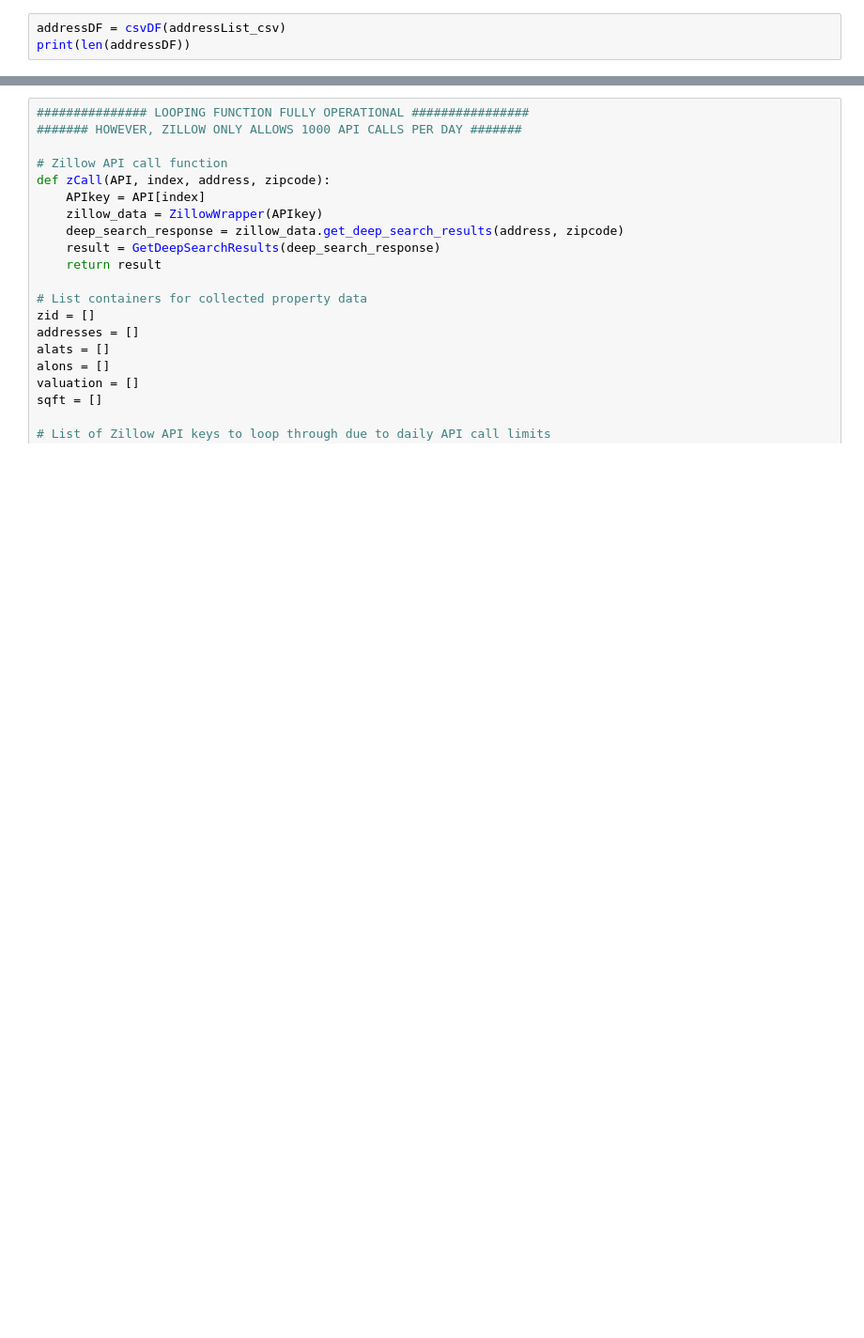
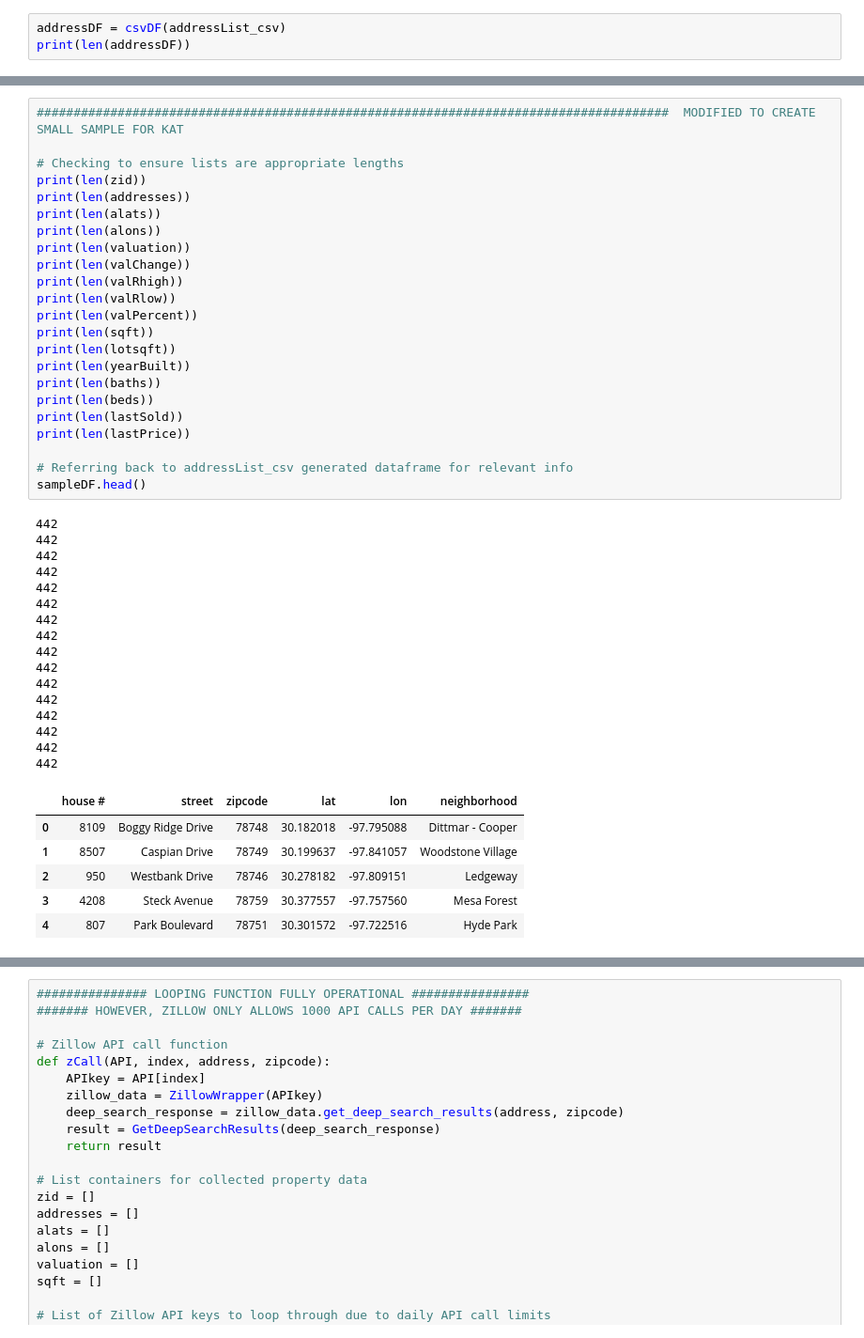
Before and after one commit to vlarie/EPIC_team5, a Jupyter notebook: EPICdata.ipynb, the cells around one changed output, grey strips where cells are left out. Shown at 94% size. Cells and saved outputs as stored; diff of their text form; blank space fills up the shorter version.

```diff
--- a/EPICdata.ipynb
+++ b/EPICdata.ipynb
@@ -376,0 +591,46 @@ print(len(addressDF))
+# %%
+######################################################################################  MODIFIED TO CREATE SMALL SAMPLE FOR KAT
+
+# Checking to ensure lists are appropriate lengths
+print(len(zid))
+print(len(addresses))
+print(len(alats))
+print(len(alons))
+print(len(valuation))
+print(len(valChange))
+print(len(valRhigh))
+print(len(valRlow))
+print(len(valPercent))
+print(len(sqft))
+print(len(lotsqft))
+print(len(yearBuilt))
+print(len(baths))
+print(len(beds))
+print(len(lastSold))
+print(len(lastPrice))
+
+# Referring back to addressList_csv generated dataframe for relevant info
+sampleDF.head()
+# %% [output]
+442
+442
+442
+442
+442
+442
+442
+442
+442
+442
+442
+442
+442
+442
+442
+442
+|  | house # | street | zipcode | lat | lon | neighborhood |
+| 0 | 8109 | Boggy Ridge Drive | 78748 | 30.182018 | -97.795088 | Dittmar - Cooper |
+| 1 | 8507 | Caspian Drive | 78749 | 30.199637 | -97.841057 | Woodstone Village |
+| 2 | 950 | Westbank Drive | 78746 | 30.278182 | -97.809151 | Ledgeway |
+| 3 | 4208 | Steck Avenue | 78759 | 30.377557 | -97.757560 | Mesa Forest |
+| 4 | 807 | Park Boulevard | 78751 | 30.301572 | -97.722516 | Hyde Park |
```
Also changed, not shown: parts of 7 cells of this notebook, 2 other files.
